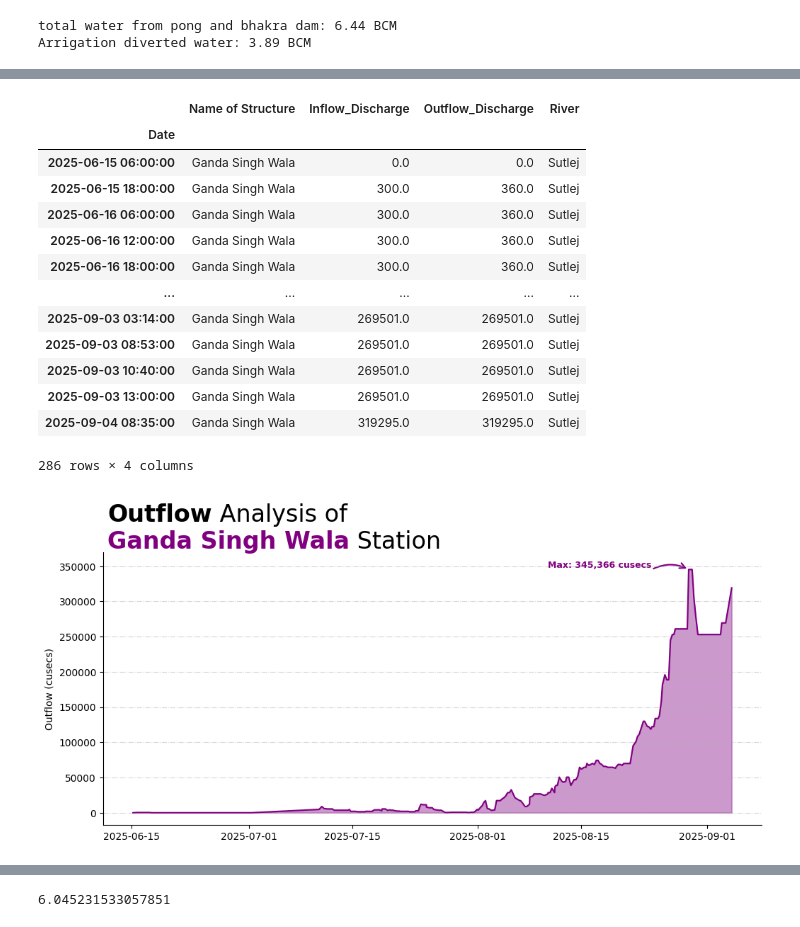
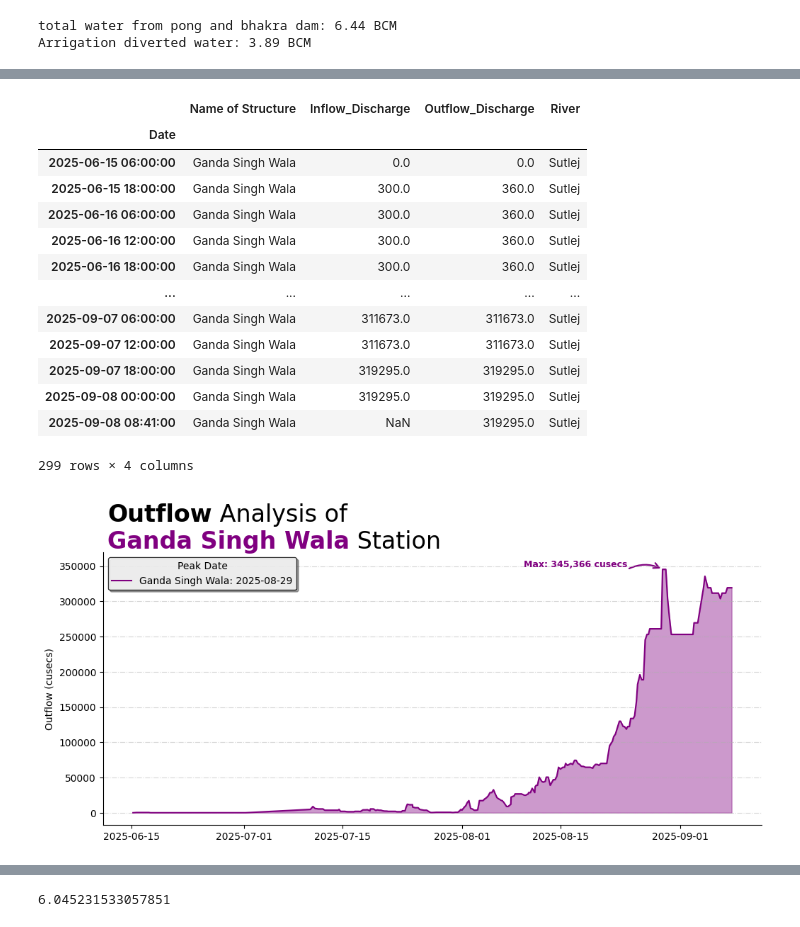
Before and after one commit to imtiazNDMA/floodRouting, a Jupyter notebook: easternSide.ipynb, the cells around one changed output, grey strips where cells are left out. Saved outputs shown, nothing was run; the diff lists cells and outputs as text; code cells hidden in the pictures.

```diff
--- a/easternSide.ipynb
+++ b/easternSide.ipynb
@@ -257,5 +264,5 @@ Total Amount of water released from Harike till 04 Aug 2025: 2.55 BCM
 # %%
-gsWala = pd.read_csv("pm_dashboard_data.csv")
+gsWala = pd.read_csv("./data/pm_dashboard_data.csv")
 gsWala["Date"] = pd.to_datetime(gsWala["Date"], dayfirst=True)
 gsWala = gsWala.set_index("Date")
 gsWala = gsWala.loc[gsWala["Name of Structure"] == "Ganda Singh Wala"].copy()
@@ -269,12 +276,12 @@ gsWala
 | 2025-06-16 12:00:00 | Ganda Singh Wala | 300.0 | 360.0 | Sutlej |
 | 2025-06-16 18:00:00 | Ganda Singh Wala | 300.0 | 360.0 | Sutlej |
 | ... | ... | ... | ... | ... |
-| 2025-09-03 03:14:00 | Ganda Singh Wala | 269501.0 | 269501.0 | Sutlej |
-| 2025-09-03 08:53:00 | Ganda Singh Wala | 269501.0 | 269501.0 | Sutlej |
-| 2025-09-03 10:40:00 | Ganda Singh Wala | 269501.0 | 269501.0 | Sutlej |
-| 2025-09-03 13:00:00 | Ganda Singh Wala | 269501.0 | 269501.0 | Sutlej |
-| 2025-09-04 08:35:00 | Ganda Singh Wala | 319295.0 | 319295.0 | Sutlej |
+| 2025-09-07 06:00:00 | Ganda Singh Wala | 311673.0 | 311673.0 | Sutlej |
+| 2025-09-07 12:00:00 | Ganda Singh Wala | 311673.0 | 311673.0 | Sutlej |
+| 2025-09-07 18:00:00 | Ganda Singh Wala | 319295.0 | 319295.0 | Sutlej |
+| 2025-09-08 00:00:00 | Ganda Singh Wala | 319295.0 | 319295.0 | Sutlej |
+| 2025-09-08 08:41:00 | Ganda Singh Wala | NaN | 319295.0 | Sutlej |
-286 rows × 4 columns
+299 rows × 4 columns
 # %%
 fig, ax = plt.subplots(figsize=(12, 5))
 ax.grid(axis="y", alpha=0.5, linestyle="-.")
@@ -293,34 +300,48 @@ head_y = peak_val
 
 arrow = FancyArrowPatch(
     (tail_x, tail_y), (head_x, head_y),
     connectionstyle="arc3,rad=-0.25",
     arrowstyle="->",
     mutation_scale=14,
     color="purple",
     lw=1.6,
     transform=ax.transData,
     clip_on=False
 )
 ax.add_patch(arrow)
 
 ax.text(
     tail_x, tail_y,
     f"Max: {peak_val:,.0f} cusecs",
     ha="right", va="bottom",
     fontsize=9, fontweight="bold", color="purple"
 )
 
 ax.set(ylabel="Outflow (cusecs)")
 
 text = """<Outflow> Analysis of\n<Ganda Singh Wala> Station
 """
 fig_text(0.13, 1.02, text, fontsize=24, ha='left', va='top', color='black', highlight_textprops=[{"fontweight": "bold"} ,{"fontweight": "bold", "color": "purple"}])
 
 sns.despine()
 
+ax.legend(
+    title="Peak Date",
+    labels=[f"Ganda Singh Wala: {peak_idx.date()}"],
+    fontsize=10,
+    title_fontsize=10,
+    loc="upper left",
+    frameon=True,
+    fancybox=True,
+    shadow=True,
+    framealpha=0.8,
+    facecolor="white",
+    edgecolor="black"
+)
+
 fig.savefig("outFlowAnalysisOfGSWala.png", dpi=600, bbox_inches='tight')
 # %% [output]
-[figure, old version]
+[figure, new version]
 # %%
 gsWala = gsWala.loc[gsWala.index > "2025-08-26"].copy()
 volume_in = np.trapezoid(gsWala["Inflow_Discharge"], dx=dt)
```
Also changed, not shown: parts of 19 cells of this notebook, 11 other files.
